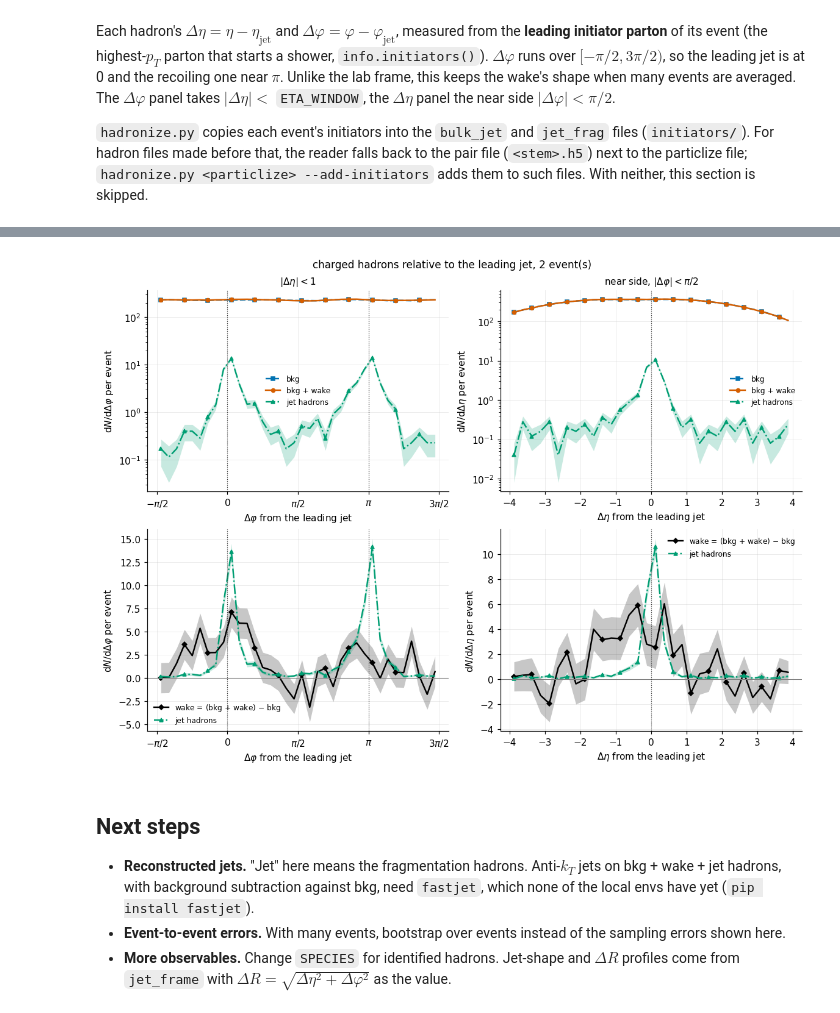
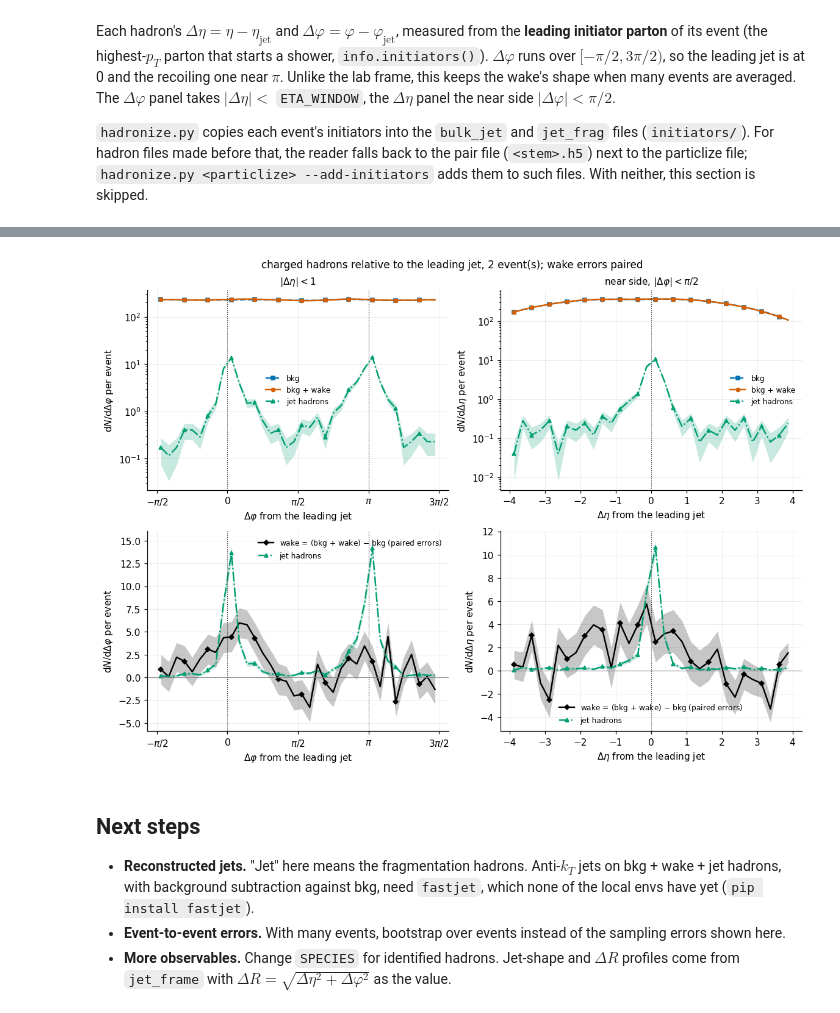
Before and after one commit to jhputschke/js-contrib, a Jupyter notebook: contribs/PyJetscape/example/analysis/hadron_distributions.ipynb, the cells around one changed output, grey strips where cells are left out. Cells and saved outputs as stored; diff of their text form; code cells hidden in the pictures.

```diff
--- a/contribs/PyJetscape/example/analysis/hadron_distributions.ipynb
+++ b/contribs/PyJetscape/example/analysis/hadron_distributions.ipynb
@@ -39,7 +44,8 @@ import numpy as np
 import matplotlib.pyplot as plt
 
 sys.path.insert(0, os.path.join("..", "..", "python"))
-from jetscape.hadrons_h5 import HadronFileReader, TAGS
+import h5py
+from jetscape.hadrons_h5 import HadronFile, HadronFileReader, TAGS
 
 # --- inputs ---------------------------------------------------------------------------------
 HADRON_DIR = os.environ.get("HADRON_DIR", os.path.join("..", "prod_AuAu_0_10_jet", "out"))
@@ -47,6 +53,9 @@ MAX_EVENTS = int(os.environ.get("MAX_EVENTS", "0")) or None     # None: every ev
 SPECIES = "charged"        # 'charged', 'all' or a key of jetscape.hadrons_h5.SPECIES ('pi+', 'p', ...)
 ETA_WINDOW = 1.0           # |eta| < ETA_WINDOW for the phi and pT distributions
 PT_RANGE = (0.0, np.inf)   # GeV, for the eta and phi distributions
+# the wake's error: None = paired when the files say --correlated (section 1), True / False to
+# force it.  From the environment: PAIRED=auto|1|0
+PAIRED = {"1": True, "0": False}.get(os.environ.get("PAIRED", "auto"))
 
 # --- binning: one 3-d histogram (eta, phi, pT) per file tag, projected with the cuts afterwards,
 # so each hadron file is read once.  Cuts act on whole bins: put them on bin edges.
@@ -280,12 +457,20 @@ for tag in TAGS:
     s = reader.total(tag, mask=in_window, weights="pt", events=EVENTS)
     YIELD[tag] = (n[0] * scale, n[1] * scale, s[0] * scale, s[1] * scale)
 j, b = YIELD["bulk_jet"], YIELD["bulk_bg"]
-YIELD["wake"] = (j[0] - b[0], np.hypot(j[1], b[1]), j[2] - b[2], np.hypot(j[3], b[3]))
+if PAIRED:
+    one_bin = np.array(PT_RANGE, dtype=float)             # in_window already holds the cuts
+    (dn,), (en,) = reader.jet_minus_background("pt", one_bin, mask=in_window, events=EVENTS,
+                                               paired=True)
+    (ds,), (es,) = reader.jet_minus_background("pt", one_bin, mask=in_window, weights="pt",
+                                               events=EVENTS, paired=True)
+    YIELD["wake"] = (dn, en, ds, es)
+else:
+    YIELD["wake"] = (j[0] - b[0], np.hypot(j[1], b[1]), j[2] - b[2], np.hypot(j[3], b[3]))
 
-print(f"{SPECIES}, {window_text({**C_ETA, **C_PT}, tex=False)}, per event ({N_EV} event(s)):\n")
+print(f"{SPECIES}, {window_text({**C_ETA, **C_PT}, tex=False)}, per event ({N_EV} event(s)), wake errors {WAKE_ERR}:\n")
 print(f"{'':30s} {'N':>18s} {'sum pT [GeV]':>22s}")
 for key in ("bulk_bg", "bulk_jet", "wake", "jet_frag"):
     n, dn, s, ds = YIELD[key]
-    label = STYLE[key]["label"].replace("$-$", "-")
+    label = STYLE[key]["label"].replace("$-$", "-").rsplit(" (", 1)[0]
     print(f"{label:30s} {n:10.1f} +- {dn:5.1f} {s:13.1f} +- {ds:6.1f}   <pT> {s / n:5.2f} GeV")
 # %% [output]
@@ -348,34 +533,36 @@ event 1: leading initiator at phi = +0.53, eta = +0.34
 # %%
 if HAVE_PAIR:
     C_DETA = {"deta": (-ETA_WINDOW, ETA_WINDOW)}
     C_NEAR = {"dphi": (-np.pi / 2, np.pi / 2)}
     PANELS_J = [
         ("dphi", {**C_PT, **C_DETA}, r"$\Delta\varphi$ from the leading jet",
          r"$\mathrm{d}N/\mathrm{d}\Delta\varphi$", rf"$|\Delta\eta|<{ETA_WINDOW:g}$"),
         ("deta", {**C_PT, **C_NEAR}, r"$\Delta\eta$ from the leading jet",
          r"$\mathrm{d}N/\mathrm{d}\Delta\eta$", r"near side, $|\Delta\varphi|<\pi/2$"),
     ]
     fig, axs = plt.subplots(2, 2, figsize=(10.5, 7.6), constrained_layout=True)
     for j, (axis, cuts, xl, yl, title) in enumerate(PANELS_J):
         for row, keys in enumerate((("bulk_bg", "bulk_jet", "jet_frag"), ("wake", "jet_frag"))):
             ax = axs[row, j]
             for key in keys:
-                draw(ax, *project(JET, key, axis, cuts, AXES_J, EDGES_J), key, log=(row == 0))
+                draw(ax, *curve(JET, key, axis, cuts, jet_frame, AXES_J, EDGES_J), key,
+                     log=(row == 0))
             if row == 0:
                 ax.set_yscale("log")
             else:
                 ax.axhline(0, color="0.5", lw=0.7)
             if axis == "dphi":
                 ax.set_xticks([-np.pi / 2, 0, np.pi / 2, np.pi, 3 * np.pi / 2],
                               [r"$-\pi/2$", "0", r"$\pi/2$", r"$\pi$", r"$3\pi/2$"])
                 ax.axvline(np.pi, color="0.25", lw=0.8, ls=":")
             ax.axvline(0, color="0.25", lw=0.8, ls=":")
             tidy(ax, xl, yl + " per event", title if row == 0 else None)
             ax.legend(fontsize=8)
-    fig.suptitle(f"{SPECIES} hadrons relative to the leading jet, {N_EV} event(s)", fontsize=11)
+    fig.suptitle(f"{SPECIES} hadrons relative to the leading jet, {N_EV} event(s); "
+                 f"wake errors {WAKE_ERR}", fontsize=11)
     plt.show()
 # %% [output]
-[figure, old version]
+[figure, new version]
 # %% [markdown]
 ## Next steps
 
```
Also changed, not shown: parts of 9 cells of this notebook.
